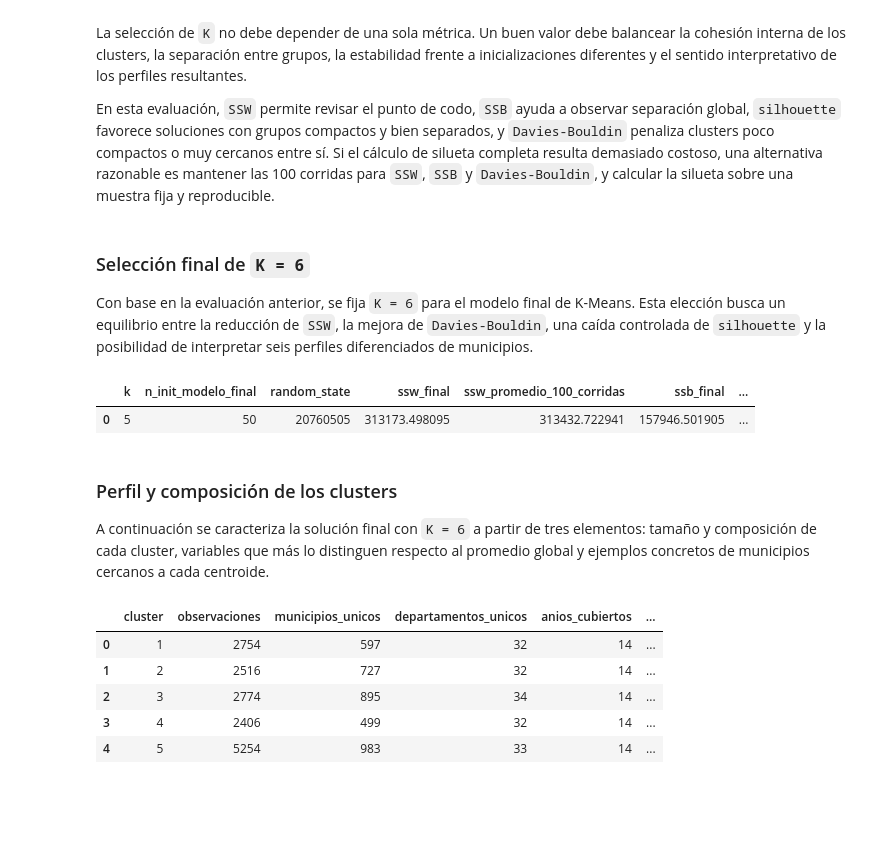
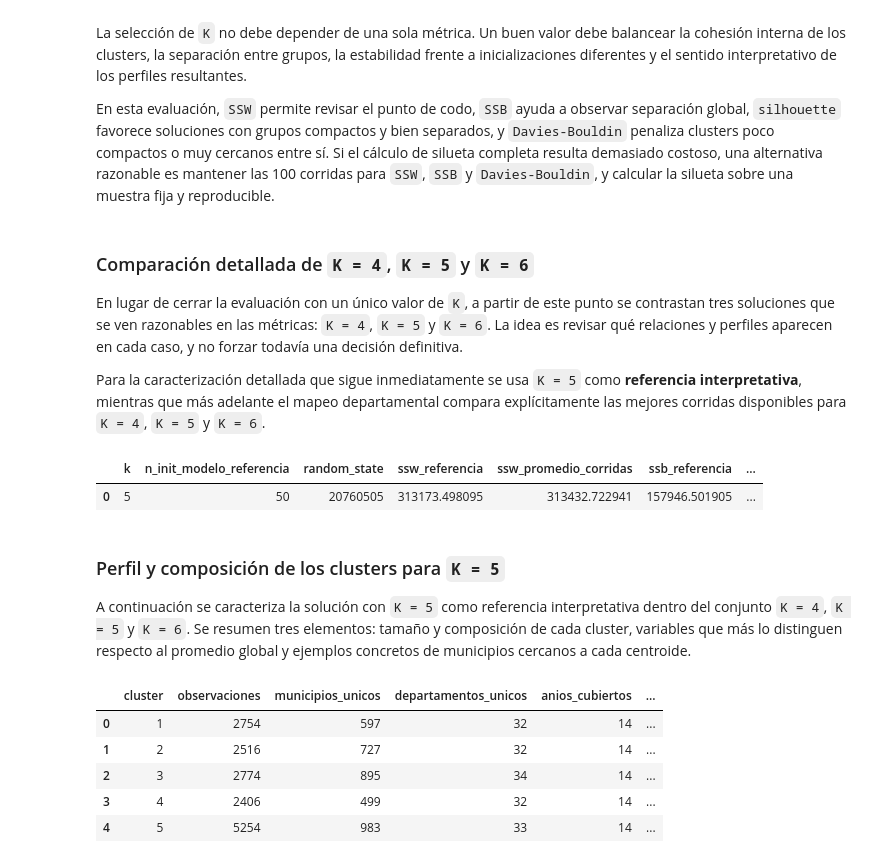
Before and after one commit to Locotin/data-mining, a Jupyter notebook: Proyecto/Entrega-3.ipynb, the cells around one changed output. Saved outputs shown, nothing was run; the diff lists cells and outputs as text; code cells hidden in the pictures; blank space fills up the shorter version.

```diff
--- a/Proyecto/Entrega-3.ipynb
+++ b/Proyecto/Entrega-3.ipynb
@@ -2163,57 +2163,61 @@ La selección de `K` no debe depender de una sola métrica. Un buen valor debe b
 
 En esta evaluación, `SSW` permite revisar el punto de codo, `SSB` ayuda a observar separación global, `silhouette` favorece soluciones con grupos compactos y bien separados, y `Davies-Bouldin` penaliza clusters poco compactos o muy cercanos entre sí. Si el cálculo de silueta completa resulta demasiado costoso, una alternativa razonable es mantener las 100 corridas para `SSW`, `SSB` y `Davies-Bouldin`, y calcular la silueta sobre una muestra fija y reproducible.
 # %% [markdown]
-### Selección final de `K = 6`
+### Comparación detallada de `K = 4`, `K = 5` y `K = 6`
 
-Con base en la evaluación anterior, se fija `K = 6` para el modelo final de K-Means. Esta elección busca un equilibrio entre la reducción de `SSW`, la mejora de `Davies-Bouldin`, una caída controlada de `silhouette` y la posibilidad de interpretar seis perfiles diferenciados de municipios.
+En lugar de cerrar la evaluación con un único valor de `K`, a partir de este punto se contrastan tres soluciones que se ven razonables en las métricas: `K = 4`, `K = 5` y `K = 6`. La idea es revisar qué relaciones y perfiles aparecen en cada caso, y no forzar todavía una decisión definitiva.
+
+Para la caracterización detallada que sigue inmediatamente se usa `K = 5` como **referencia interpretativa**, mientras que más adelante el mapeo departamental compara explícitamente las mejores corridas disponibles para `K = 4`, `K = 5` y `K = 6`.
 # %%
-# Modelo final de K-Means con K = 6
-k_final = 5
-semilla_final_kmeans = semilla_base_kmeans + (k_final * 100_000)
-n_init_final_kmeans = 50
+# Modelo de referencia para la caracterización detallada (K = 5)
+k_referencia = 5
+semilla_referencia_kmeans = semilla_base_kmeans + (k_referencia * 100_000)
+n_init_referencia_kmeans = 50
 
-resumen_k_final = kmeans_summary_df.loc[kmeans_summary_df["k"] == k_final].reset_index(drop=True)
-assert not resumen_k_final.empty, "No se encontró el resumen para K=6."
+resumen_k_referencia = kmeans_summary_df.loc[
+    kmeans_summary_df["k"] == k_referencia
+].reset_index(drop=True)
+assert not resumen_k_referencia.empty, "No se encontró el resumen para K=5."
 
-kmeans_final = KMeans(
-    n_clusters=k_final,
+kmeans_referencia = KMeans(
+    n_clusters=k_referencia,
     init="k-means++",
-    n_init=n_init_final_kmeans,
-    random_state=semilla_final_kmeans,
+    n_init=n_init_referencia_kmeans,
+    random_state=semilla_referencia_kmeans,
     max_iter=300,
 )
-kmeans_labels = kmeans_final.fit_predict(X_kmeans)
-centroides_kmeans = kmeans_final.cluster_centers_
+kmeans_labels = kmeans_referencia.fit_predict(X_kmeans)
+centroides_kmeans = kmeans_referencia.cluster_centers_
 
-ssw_kmeans_final = float(kmeans_final.inertia_)
-ssb_kmeans_final = float(sst_kmeans - ssw_kmeans_final)
-silhouette_kmeans_final = float(silhouette_score(X_kmeans, kmeans_labels))
-davies_bouldin_kmeans_final = float(davies_bouldin_score(X_kmeans, kmeans_labels))
+ssw_kmeans_referencia = float(kmeans_referencia.inertia_)
+ssb_kmeans_referencia = float(sst_kmeans - ssw_kmeans_referencia)
+silhouette_kmeans_referencia = float(silhouette_score(X_kmeans, kmeans_labels))
+davies_bouldin_kmeans_referencia = float(davies_bouldin_score(X_kmeans, kmeans_labels))
 
-kmeans_final_metrics_df = pd.DataFrame(
+kmeans_reference_metrics_df = pd.DataFrame(
     [
         {
-            "k": k_final,
-            "n_init_modelo_final": n_init_final_kmeans,
-            "random_state": semilla_final_kmeans,
-            "ssw_final": ssw_kmeans_final,
-            "ssw_promedio_100_corridas": resumen_k_final.at[0, "ssw_mean"],
-            "ssb_final": ssb_kmeans_final,
-            "ssb_promedio_100_corridas": resumen_k_final.at[0, "ssb_mean"],
-            "silhouette_final": silhouette_kmeans_final,
-            "silhouette_promedio_100_corridas": resumen_k_final.at[0, "silhouette_mean"],
-            "davies_bouldin_final": davies_bouldin_kmeans_final,
-            "davies_bouldin_promedio_100_corridas": resumen_k_final.at[0, "davies_bouldin_mean"],
+            "k": k_referencia,
+            "n_init_modelo_referencia": n_init_referencia_kmeans,
+            "random_state": semilla_referencia_kmeans,
+            "ssw_referencia": ssw_kmeans_referencia,
+            "ssw_promedio_corridas": resumen_k_referencia.at[0, "ssw_mean"],
+            "ssb_referencia": ssb_kmeans_referencia,
+            "ssb_promedio_corridas": resumen_k_referencia.at[0, "ssb_mean"],
+            "silhouette_referencia": silhouette_kmeans_referencia,
+            "silhouette_promedio_corridas": resumen_k_referencia.at[0, "silhouette_mean"],
+            "davies_bouldin_referencia": davies_bouldin_kmeans_referencia,
+            "davies_bouldin_promedio_corridas": resumen_k_referencia.at[0, "davies_bouldin_mean"],
         }
     ]
 )
 
-kmeans_final_metrics_df
+kmeans_reference_metrics_df
 # %% [output]
-|  | k | n_init_modelo_final | random_state | ssw_final | ssw_promedio_100_corridas | ssb_final | ... |
+|  | k | n_init_modelo_referencia | random_state | ssw_referencia | ssw_promedio_corridas | ssb_referencia | ... |
 | 0 | 5 | 50 | 20760505 | 313173.498095 | 313432.722941 | 157946.501905 | ... |
 # %% [markdown]
-### Perfil y composición de los clusters
+### Perfil y composición de los clusters para `K = 5`
 
-A continuación se caracteriza la solución final con `K = 6` a partir de tres elementos: tamaño y composición de cada cluster, variables que más lo distinguen respecto al promedio global y ejemplos concretos de municipios cercanos a cada centroide.
+A continuación se caracteriza la solución con `K = 5` como referencia interpretativa dentro del conjunto `K = 4`, `K = 5` y `K = 6`. Se resumen tres elementos: tamaño y composición de cada cluster, variables que más lo distinguen respecto al promedio global y ejemplos concretos de municipios cercanos a cada centroide.
 # %%
```
Also changed, not shown: parts of 2 cells of this notebook.
